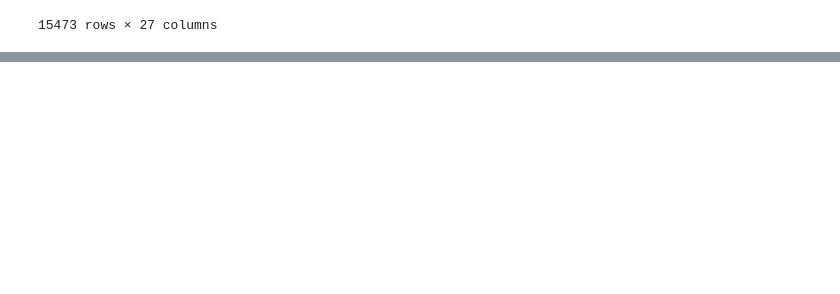
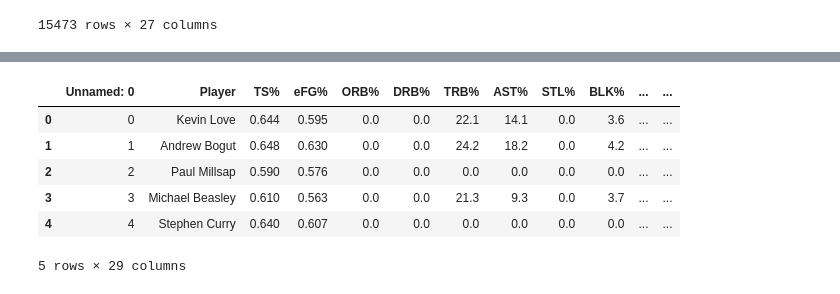
Before and after one commit to andrewfrilot/NBA_Scout, a Jupyter notebook: iPython_Notebooks/Merge.ipynb, the cells around one changed output, grey strips where cells are left out. Saved outputs shown, nothing was run; the diff lists cells and outputs as text; code cells hidden in the pictures; blank space fills up the shorter version.

```diff
--- a/iPython_Notebooks/Merge.ipynb
+++ b/iPython_Notebooks/Merge.ipynb
@@ -195,0 +235,12 @@ agg_df.merge(player_team, on="Player", how= "left")
+# %%
+#read in second dataset for NCAA clean
+ncaa_2 = pd.read_csv("NCAA_clean2.csv")
+ncaa_2.head()
+# %% [output]
+|  | Unnamed: 0 | Player | TS% | eFG% | ORB% | DRB% | TRB% | AST% | STL% | BLK% | ... | ... |
+| 0 | 0 | Kevin Love | 0.644 | 0.595 | 0.0 | 0.0 | 22.1 | 14.1 | 0.0 | 3.6 | ... | ... |
+| 1 | 1 | Andrew Bogut | 0.648 | 0.630 | 0.0 | 0.0 | 24.2 | 18.2 | 0.0 | 4.2 | ... | ... |
+| 2 | 2 | Paul Millsap | 0.590 | 0.576 | 0.0 | 0.0 | 0.0 | 0.0 | 0.0 | 0.0 | ... | ... |
+| 3 | 3 | Michael Beasley | 0.610 | 0.563 | 0.0 | 0.0 | 21.3 | 9.3 | 0.0 | 3.7 | ... | ... |
+| 4 | 4 | Stephen Curry | 0.640 | 0.607 | 0.0 | 0.0 | 0.0 | 0.0 | 0.0 | 0.0 | ... | ... |
+5 rows × 29 columns
```
Also changed, not shown: parts of 10 cells of this notebook, 2 other files.
